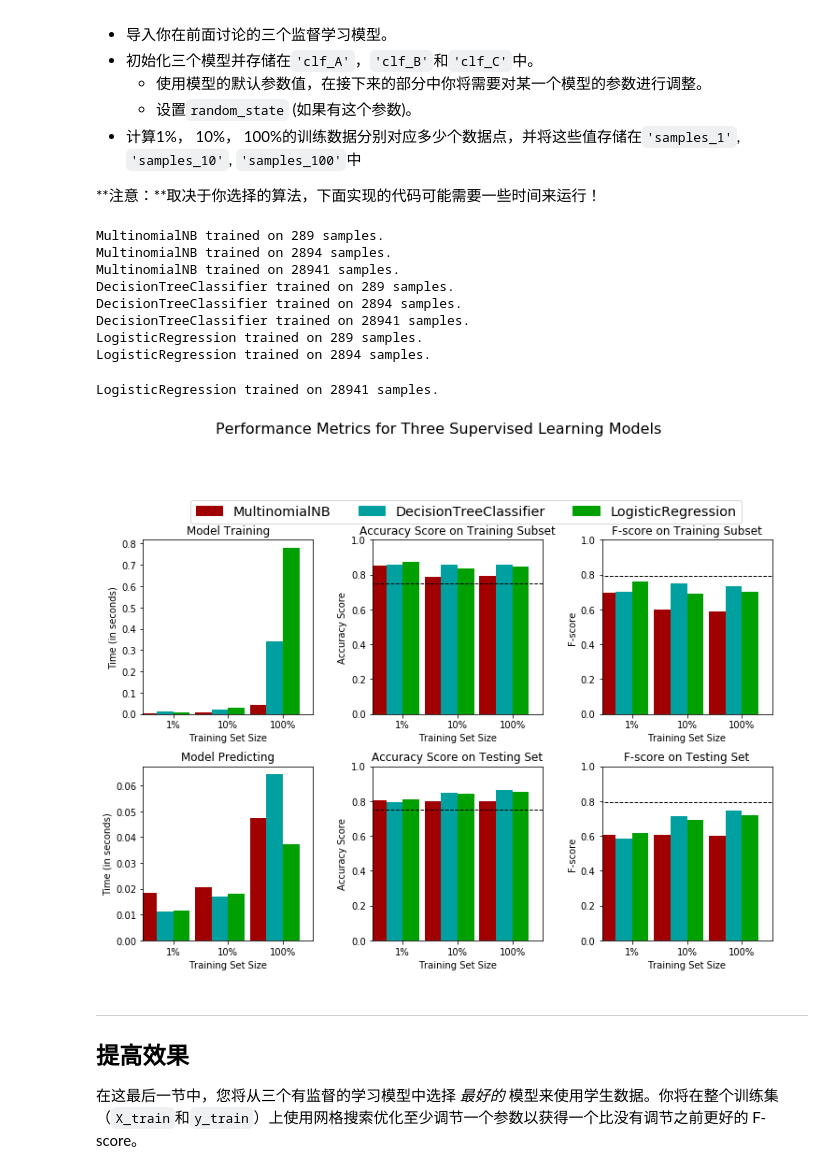
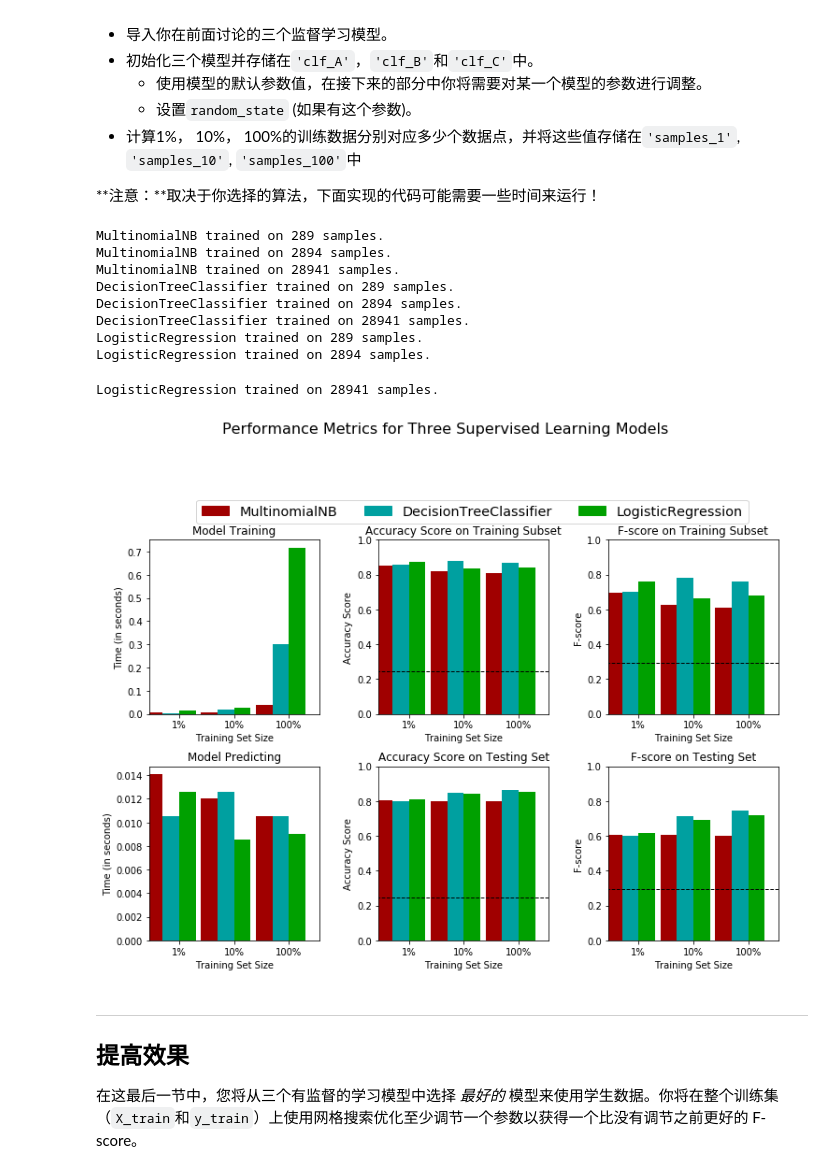
Before and after one commit to JIUGEGEJIU/udacity-review, a Jupyter notebook: finding_donors/finding_donors.ipynb, the cells around one changed output. Cells and saved outputs as stored; diff of their text form; code cells hidden in the pictures.

```diff
--- a/finding_donors/finding_donors.ipynb
+++ b/finding_donors/finding_donors.ipynb
@@ -215,20 +215,16 @@ $$ F_{\beta} = (1 + \beta^2) \cdot \frac{precision \cdot recall}{\left( \beta^2
 ic_greater_5w_count = 0
 ic_less_5w_count = 0
 ic_total_count = len(y_val)
-for i, v in y_val.iteritems():
-    if v == 1:
-        ic_greater_5w_count += 1
-    else:
-        ic_less_5w_count += 1
-
+ic_less_5w_count = y_val.value_counts()[0]
+ic_greater_5w_count = ic_total_count - ic_less_5w_count
 print(ic_total_count)
 print(ic_less_5w_count)
 print(ic_greater_5w_count)
-#TODO： 计算准确率
-accuracy = ic_less_5w_count / ic_total_count
+#TODO： 计算准确ic_greater_5w_count率
+accuracy = ic_greater_5w_count / ic_total_count
 
 # TODO： 计算查准率 Precision
-precision = ic_less_5w_count / ic_total_count
+precision = ic_greater_5w_count / ic_total_count
 
 # TODO： 计算查全率 Recall
 recall = 1
@@ -372,24 +392,26 @@ def train_predict(learner, sample_size, X_train, y_train, X_val, y_val):
     # TODO：计算训练时间
     results['train_time'] = end - start
 
+    X_train_300_samples = X_train_samples.head(300)
+    y_train_300_samples = y_train[X_train_300_samples.index]
     # TODO: 得到在验证集上的预测值
     #       然后得到对前300个训练数据的预测结果
     start = time() # 获得程序开始时间
     predictions_val = learner.predict(X_val)
-    predictions_train = learner.predict(X_train_samples)
+    predictions_300_train = learner.predict(X_train_300_samples)
     end = time() # 获得程序结束时间
 
     # TODO：计算预测用时
     results['pred_time'] = end - start
 
     # TODO：计算在最前面的300个训练数据的准确率
-    results['acc_train'] = accuracy_score(predictions_train, y_train_samples)
+    results['acc_train'] = accuracy_score(y_train_300_samples, predictions_300_train)
 
     # TODO：计算在验证上的准确率
-    results['acc_val'] = accuracy_score(predictions_val, y_val)
+    results['acc_val'] = accuracy_score(y_val, predictions_val)
 
     # TODO：计算在最前面300个训练数据上的F-score
-    results['f_train'] = fbeta_score(y_train_samples, predictions_train, 0.5)
+    results['f_train'] = fbeta_score(y_train_300_samples, predictions_300_train, 0.5)
 
     # TODO：计算验证集上的F-score
     results['f_val'] = fbeta_score(y_val, predictions_val, 0.5)
@@ -421,36 +443,36 @@ from sklearn.linear_model import LogisticRegression
 # clf_A = SVC(kernel='rbf', gamma=16, C=2)
 # clf_B = DecisionTreeClassifier(max_depth=6, min_samples_leaf=6, min_samples_split=10)
 # clf_C = MultinomialNB(alpha=1.0, class_prior=None, fit_prior=True)
 clf_A = MultinomialNB(alpha=1.0, class_prior=None, fit_prior=True)
-clf_B = DecisionTreeClassifier(max_depth=8, min_samples_leaf=10, min_samples_split=10)
-clf_C = LogisticRegression()
+clf_B = DecisionTreeClassifier(random_state=709, max_depth=8, min_samples_leaf=10, min_samples_split=10)
+clf_C = LogisticRegression(random_state=709)
 
 # TODO：计算1%， 10%， 100%的训练数据分别对应多少点
 samples_1 = int(X_train.shape[0] * 0.01)
 samples_10 = int(X_train.shape[0] * 0.1)
 samples_100 = int(X_train.shape[0])
 
 # 收集学习器的结果
 results = {}
 for clf in [clf_A, clf_B, clf_C]:
     clf_name = clf.__class__.__name__
     results[clf_name] = {}
     for i, samples in enumerate([samples_1, samples_10, samples_100]):
         results[clf_name][i] = train_predict(clf, samples, X_train, y_train, X_val, y_val)
 
 # 对选择的三个模型得到的评价结果进行可视化
 vs.evaluate(results, accuracy, fscore)
 # %% [output]
 MultinomialNB trained on 289 samples.
 MultinomialNB trained on 2894 samples.
 MultinomialNB trained on 28941 samples.
 DecisionTreeClassifier trained on 289 samples.
 DecisionTreeClassifier trained on 2894 samples.
 DecisionTreeClassifier trained on 28941 samples.
 LogisticRegression trained on 289 samples.
 LogisticRegression trained on 2894 samples.
 LogisticRegression trained on 28941 samples.
-[figure, old version]
+[figure, new version]
 # %% [markdown]
 ----
 ## 提高效果
```
Also changed, not shown: parts of 5 cells of this notebook, 1 other file.
